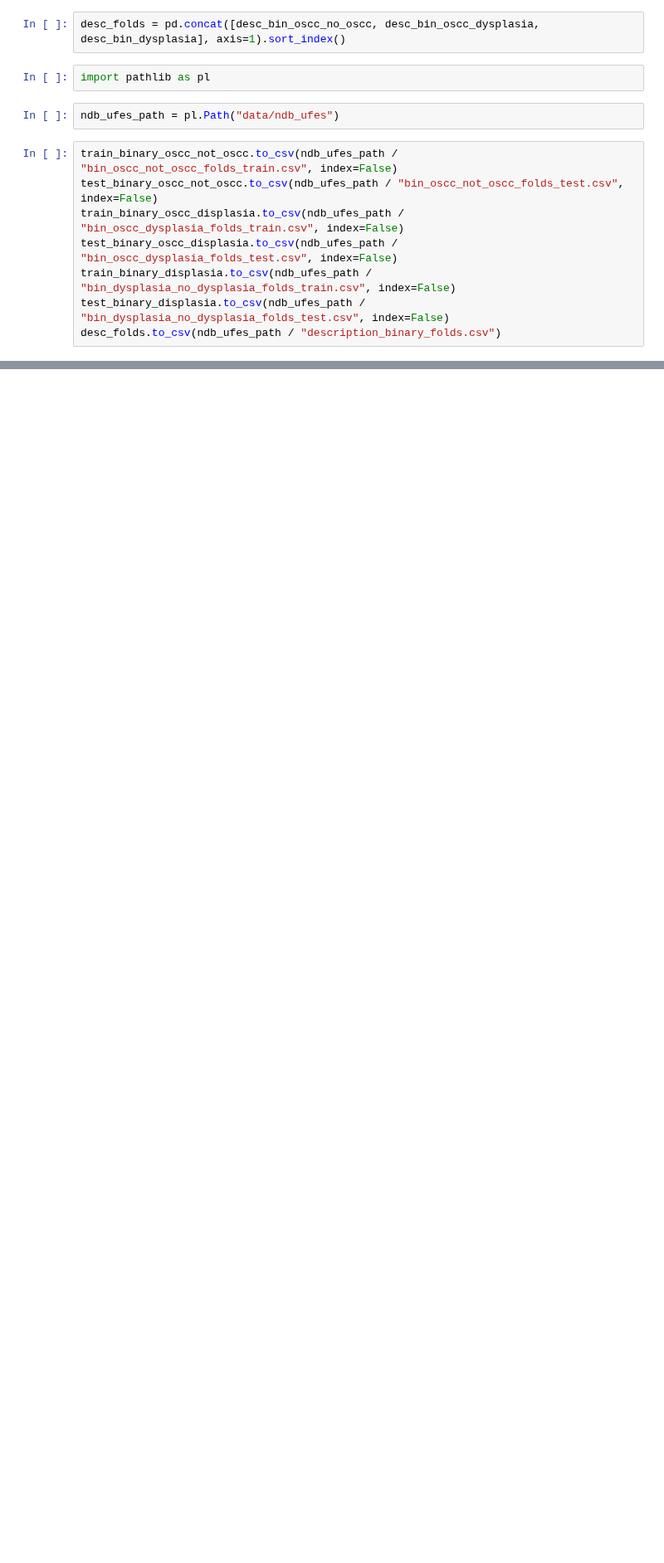
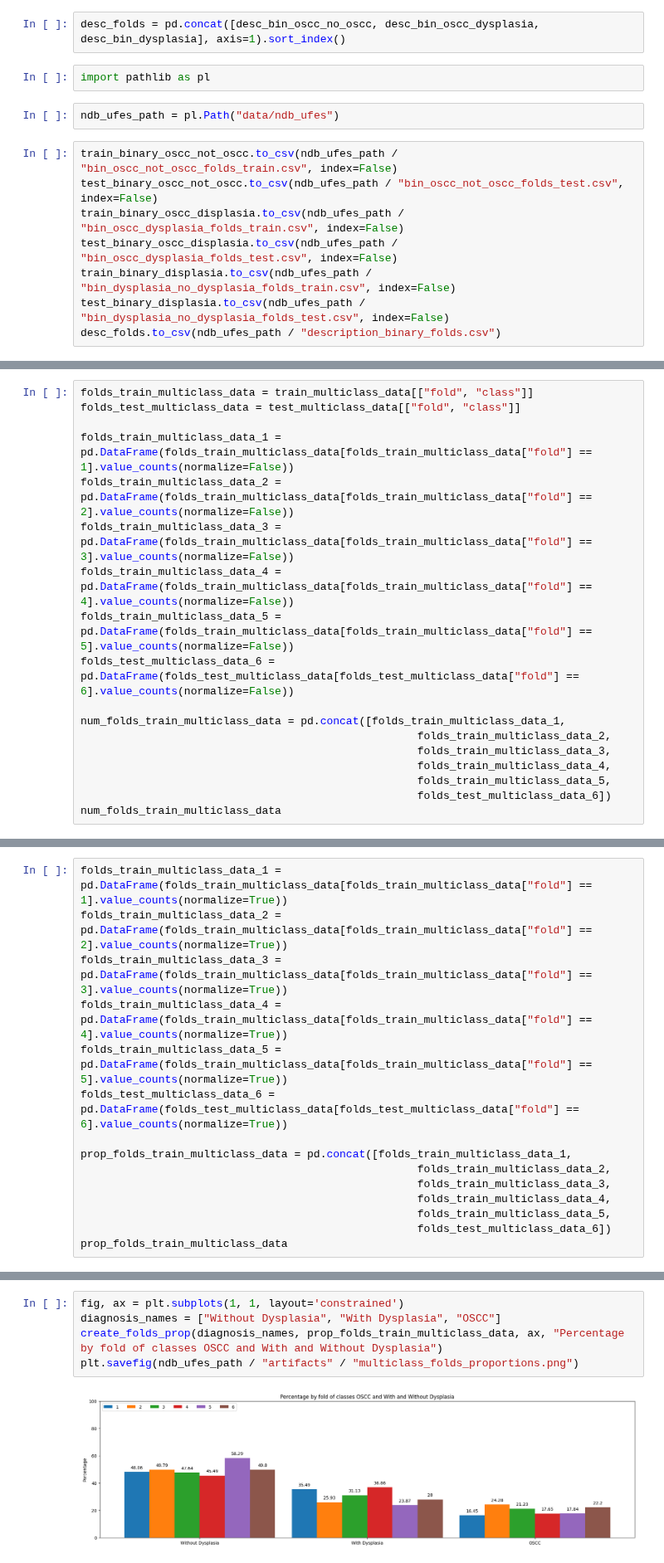
Before and after one commit to beamaia/ndb_ufes_data_organizer, a Jupyter notebook: notebooks/create_folds.ipynb, the cells around one changed output, grey strips where cells are left out. Shown at 83% size. Saved outputs shown, nothing was run; the diff lists cells and outputs as text; blank space fills up the shorter version.

```diff
--- a/notebooks/create_folds.ipynb
+++ b/notebooks/create_folds.ipynb
@@ -390,0 +423,18 @@ plt.savefig(ndb_ufes_path / "artifacts" / "binary_folds_proportions.png")
+# %%
+folds_train_multiclass_data = train_multiclass_data[["fold", "class"]]
+folds_test_multiclass_data = test_multiclass_data[["fold", "class"]]
+
+folds_train_multiclass_data_1 = pd.DataFrame(folds_train_multiclass_data[folds_train_multiclass_data["fold"] == 1].value_counts(normalize=False))
+folds_train_multiclass_data_2 = pd.DataFrame(folds_train_multiclass_data[folds_train_multiclass_data["fold"] == 2].value_counts(normalize=False))
+folds_train_multiclass_data_3 = pd.DataFrame(folds_train_multiclass_data[folds_train_multiclass_data["fold"] == 3].value_counts(normalize=False))
+folds_train_multiclass_data_4 = pd.DataFrame(folds_train_multiclass_data[folds_train_multiclass_data["fold"] == 4].value_counts(normalize=False))
+folds_train_multiclass_data_5 = pd.DataFrame(folds_train_multiclass_data[folds_train_multiclass_data["fold"] == 5].value_counts(normalize=False))
+folds_test_multiclass_data_6 = pd.DataFrame(folds_test_multiclass_data[folds_test_multiclass_data["fold"] == 6].value_counts(normalize=False))
+
+num_folds_train_multiclass_data = pd.concat([folds_train_multiclass_data_1,
+                                                    folds_train_multiclass_data_2,
+                                                    folds_train_multiclass_data_3,
+                                                    folds_train_multiclass_data_4,
+                                                    folds_train_multiclass_data_5,
+                                                    folds_test_multiclass_data_6])
+num_folds_train_multiclass_data
@@ -390,0 +460,15 @@ plt.savefig(ndb_ufes_path / "artifacts" / "binary_folds_proportions.png")
+# %%
+folds_train_multiclass_data_1 = pd.DataFrame(folds_train_multiclass_data[folds_train_multiclass_data["fold"] == 1].value_counts(normalize=True))
+folds_train_multiclass_data_2 = pd.DataFrame(folds_train_multiclass_data[folds_train_multiclass_data["fold"] == 2].value_counts(normalize=True))
+folds_train_multiclass_data_3 = pd.DataFrame(folds_train_multiclass_data[folds_train_multiclass_data["fold"] == 3].value_counts(normalize=True))
+folds_train_multiclass_data_4 = pd.DataFrame(folds_train_multiclass_data[folds_train_multiclass_data["fold"] == 4].value_counts(normalize=True))
+folds_train_multiclass_data_5 = pd.DataFrame(folds_train_multiclass_data[folds_train_multiclass_data["fold"] == 5].value_counts(normalize=True))
+folds_test_multiclass_data_6 = pd.DataFrame(folds_test_multiclass_data[folds_test_multiclass_data["fold"] == 6].value_counts(normalize=True))
+
+prop_folds_train_multiclass_data = pd.concat([folds_train_multiclass_data_1,
+                                                    folds_train_multiclass_data_2,
+                                                    folds_train_multiclass_data_3,
+                                                    folds_train_multiclass_data_4,
+                                                    folds_train_multiclass_data_5,
+                                                    folds_test_multiclass_data_6])
+prop_folds_train_multiclass_data
@@ -390,0 +499,7 @@ plt.savefig(ndb_ufes_path / "artifacts" / "binary_folds_proportions.png")
+# %%
+fig, ax = plt.subplots(1, 1, layout='constrained')
+diagnosis_names = ["Without Dysplasia", "With Dysplasia", "OSCC"]
+create_folds_prop(diagnosis_names, prop_folds_train_multiclass_data, ax, "Percentage by fold of classes OSCC and With and Without Dysplasia")
+plt.savefig(ndb_ufes_path / "artifacts" / "multiclass_folds_proportions.png")
+# %% [output]
+[figure, added]
```
Also changed, not shown: parts of 18 cells of this notebook, 1 other file.
